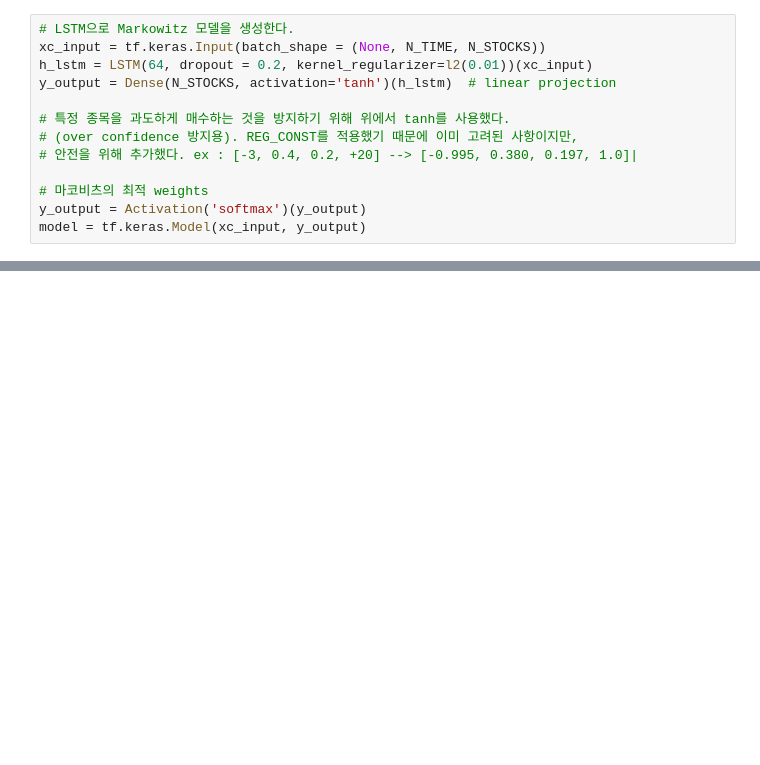
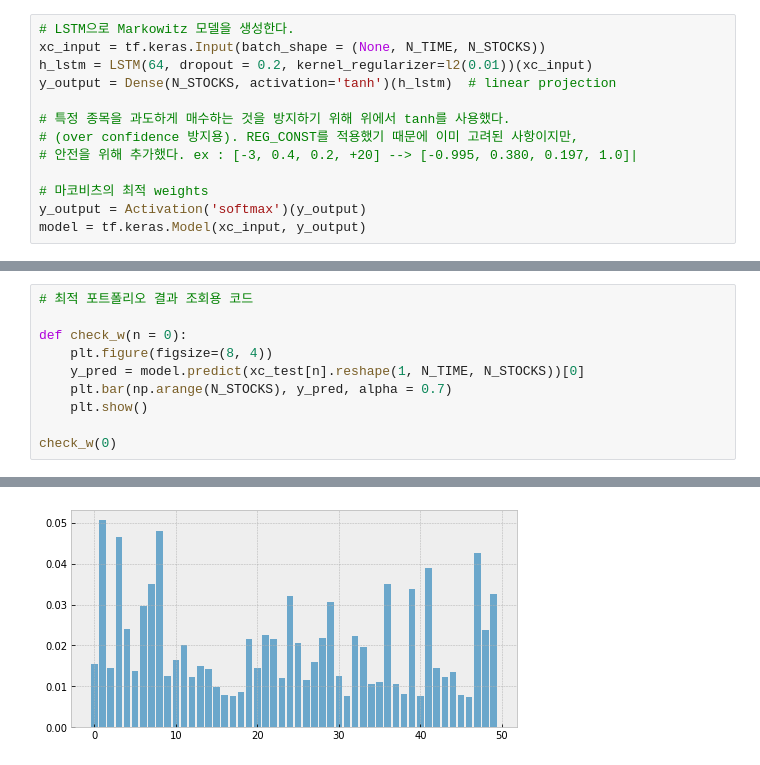
Before and after one commit to ChoiInYeol/Finance-Data-Analysis-Project, a Jupyter notebook: 4. Cross-Validation.ipynb, the cells around one changed output, grey strips where cells are left out. Drawn from its saved outputs; the diff is of its cells as text; blank space fills up the shorter version.

```diff
--- a/4. Cross-Validation.ipynb
+++ b/4. Cross-Validation.ipynb
@@ -123,0 +166,11 @@ KeyboardInterrupt:
+# %%
+# 최적 포트폴리오 결과 조회용 코드
+
+def check_w(n = 0):
+    plt.figure(figsize=(8, 4))
+    y_pred = model.predict(xc_test[n].reshape(1, N_TIME, N_STOCKS))[0]
+    plt.bar(np.arange(N_STOCKS), y_pred, alpha = 0.7)
+    plt.show()
+
+check_w(0)
+# %% [output]
@@ -123,0 +178 @@ KeyboardInterrupt:
+[figure, added]
```
Also changed, not shown: parts of 14 cells of this notebook.
